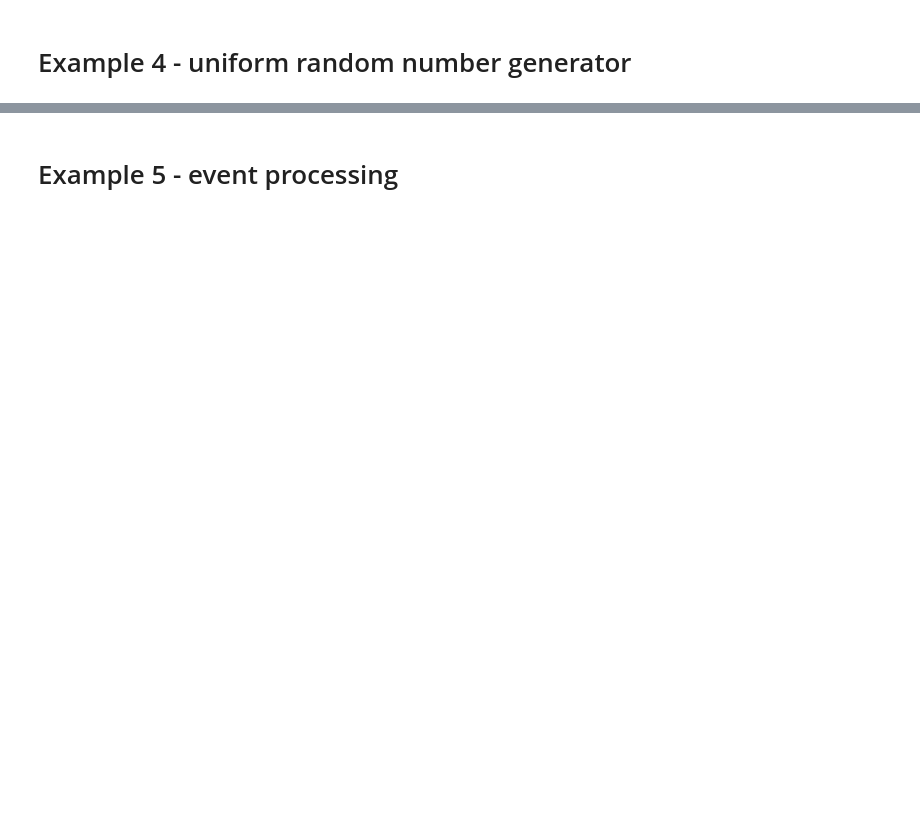
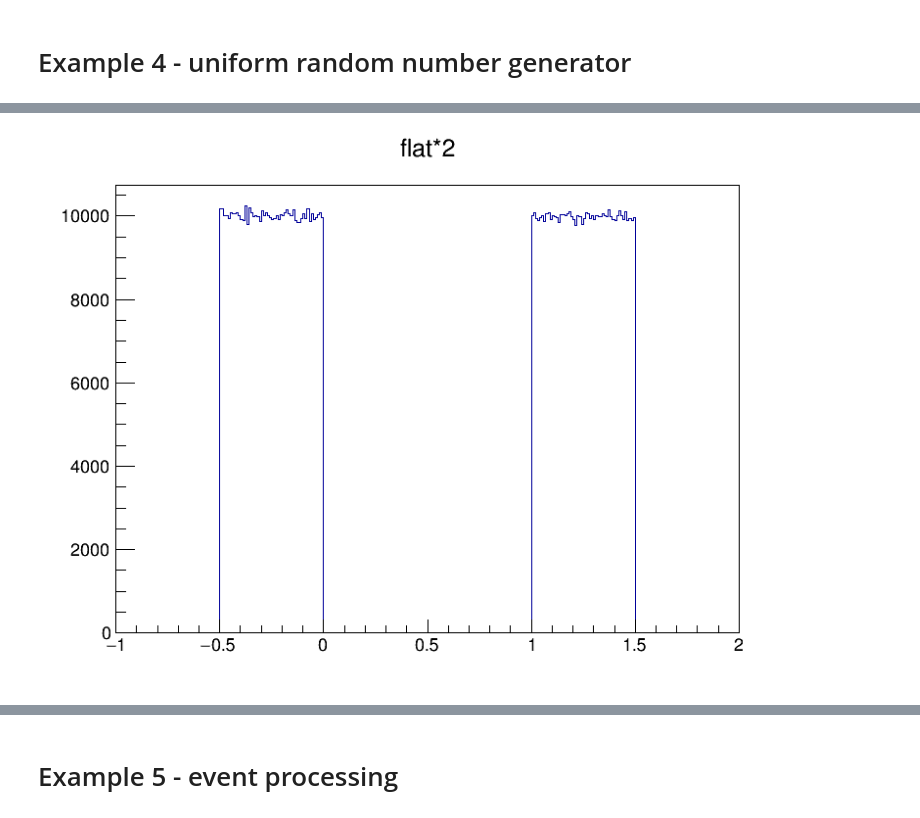
Before and after one commit to barraldiaz/Modern_Particle_Physics_Experiments, a Jupyter notebook: 01_Introduction_to_ROOT/01_Introduction_to_ROOT.ipynb, the cells around one changed output, grey strips where cells are left out. Cells and saved outputs as stored; diff of their text form; code cells hidden in the pictures; blank space fills up the shorter version.

```diff
--- a/01_Introduction_to_ROOT/01_Introduction_to_ROOT.ipynb
+++ b/01_Introduction_to_ROOT/01_Introduction_to_ROOT.ipynb
@@ -181,19 +214,17 @@ def myDistr() :
 sigma = math.sqrt(7./12)
 mu = 0.5
 
-def main() :
-  cFlat = TCanvas('cFlat','cFlat',800,600)
-  hVal = TH1D('hVal','flat*2',300, -1., 2.)
-  hVal.SetStats(0)
+#def main() :
+cFlat = TCanvas('cFlat','cFlat',800,600)
+hVal = TH1D('hVal','flat*2',300, -1., 2.)
+hVal.SetStats(0)
 
-  for i in  range(1000000) :
-    val=myDistr()
-    hVal.Fill(val)
+for i in  range(1000000):
+  val=myDistr()
+  hVal.Fill(val)
 
-  hVal.Draw()
-  cFlat.Update()
-  cFlat.Draw()
-  cFlat.Print('.png')
-
-if __name__ == "__main__" :
-  main()
+hVal.DrawCopy()
+hVal.Delete()
+cFlat.Draw()
+cFlat.Print('.png')
+# %% [output]
@@ -199,0 +233 @@ if __name__ == "__main__" :
+[figure, added]
```
Also changed, not shown: parts of 8 cells of this notebook.
